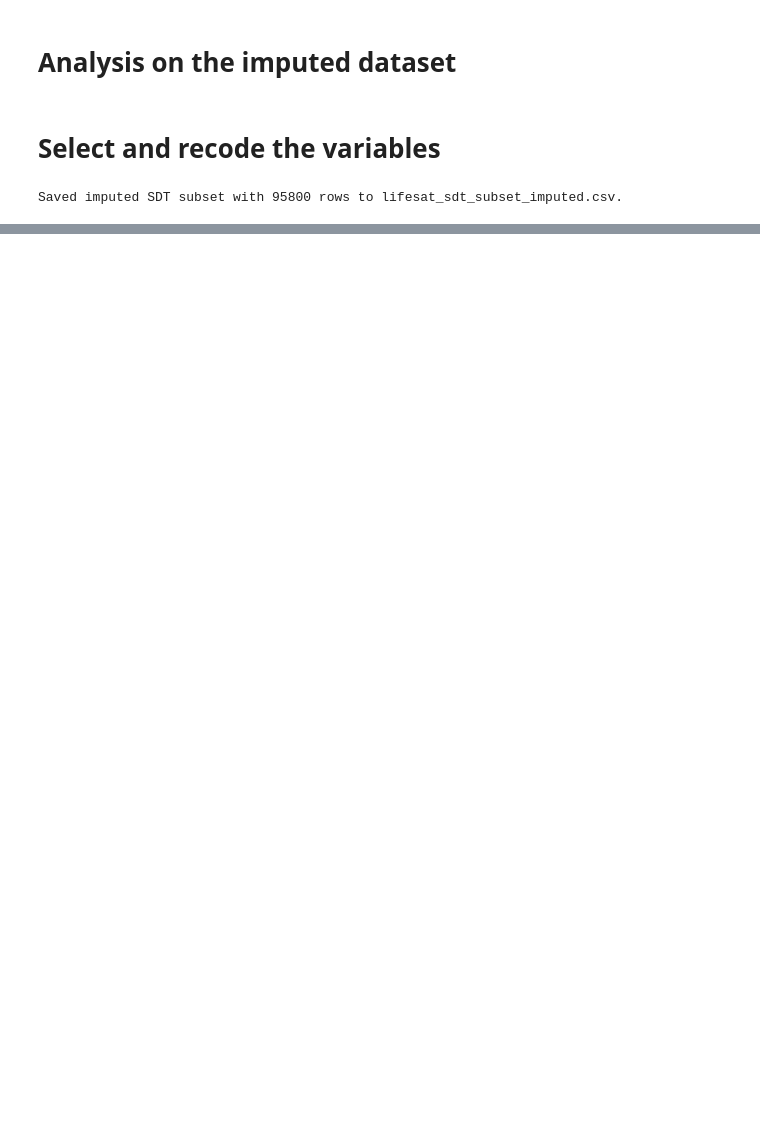
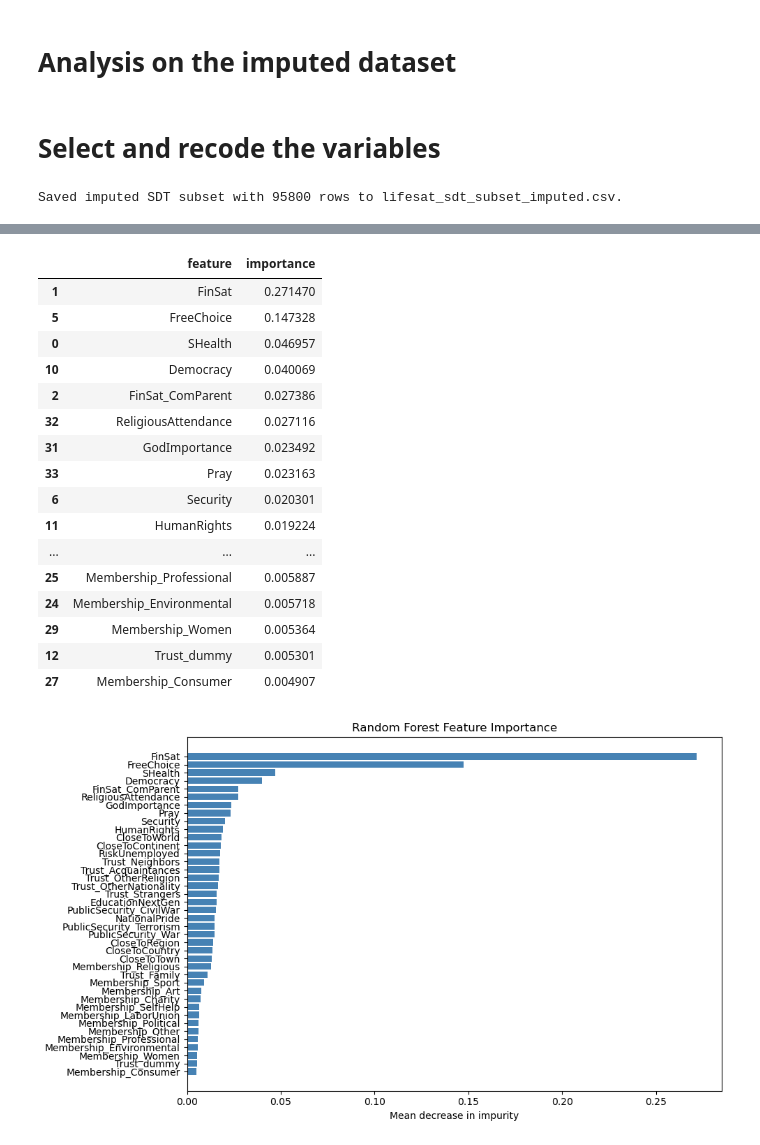
Before and after one commit to eddieyuen/MSDA7005-group-project, a Jupyter notebook: code/analysis_imputed.ipynb, the cells around one changed output, grey strips where cells are left out. Drawn from its saved outputs; the diff is of its cells as text; code cells hidden in the pictures; blank space fills up the shorter version.

```diff
--- a/code/analysis_imputed.ipynb
+++ b/code/analysis_imputed.ipynb
@@ -99,0 +494,40 @@ Saved imputed SDT subset with 95800 rows to lifesat_sdt_subset_imputed.csv.
+# %%
+# Plot feature importance
+
+import pandas as pd
+
+feature_importance = pd.DataFrame(
+    {
+        "feature": predictor_cols,
+        "importance": rf_regressor.feature_importances_,
+    }
+).sort_values("importance", ascending=False)
+
+display(feature_importance)
+
+plt.figure(figsize=(10, 6))
+plt.barh(feature_importance["feature"], feature_importance["importance"], color="steelblue")
+plt.gca().invert_yaxis()
+plt.xlabel("Mean decrease in impurity")
+plt.title("Random Forest Feature Importance")
+plt.tight_layout()
+plt.show()
+# %% [output]
+|  | feature | importance |
+| 1 | FinSat | 0.271470 |
+| 5 | FreeChoice | 0.147328 |
+| 0 | SHealth | 0.046957 |
+| 10 | Democracy | 0.040069 |
+| 2 | FinSat_ComParent | 0.027386 |
+| 32 | ReligiousAttendance | 0.027116 |
+| 31 | GodImportance | 0.023492 |
+| 33 | Pray | 0.023163 |
+| 6 | Security | 0.020301 |
+| 11 | HumanRights | 0.019224 |
+| ... | ... | ... |
+| 25 | Membership_Professional | 0.005887 |
+| 24 | Membership_Environmental | 0.005718 |
+| 29 | Membership_Women | 0.005364 |
+| 12 | Trust_dummy | 0.005301 |
+| 27 | Membership_Consumer | 0.004907 |
+[figure, added]
```
Also changed, not shown: parts of 35 cells of this notebook, 7 other files.
